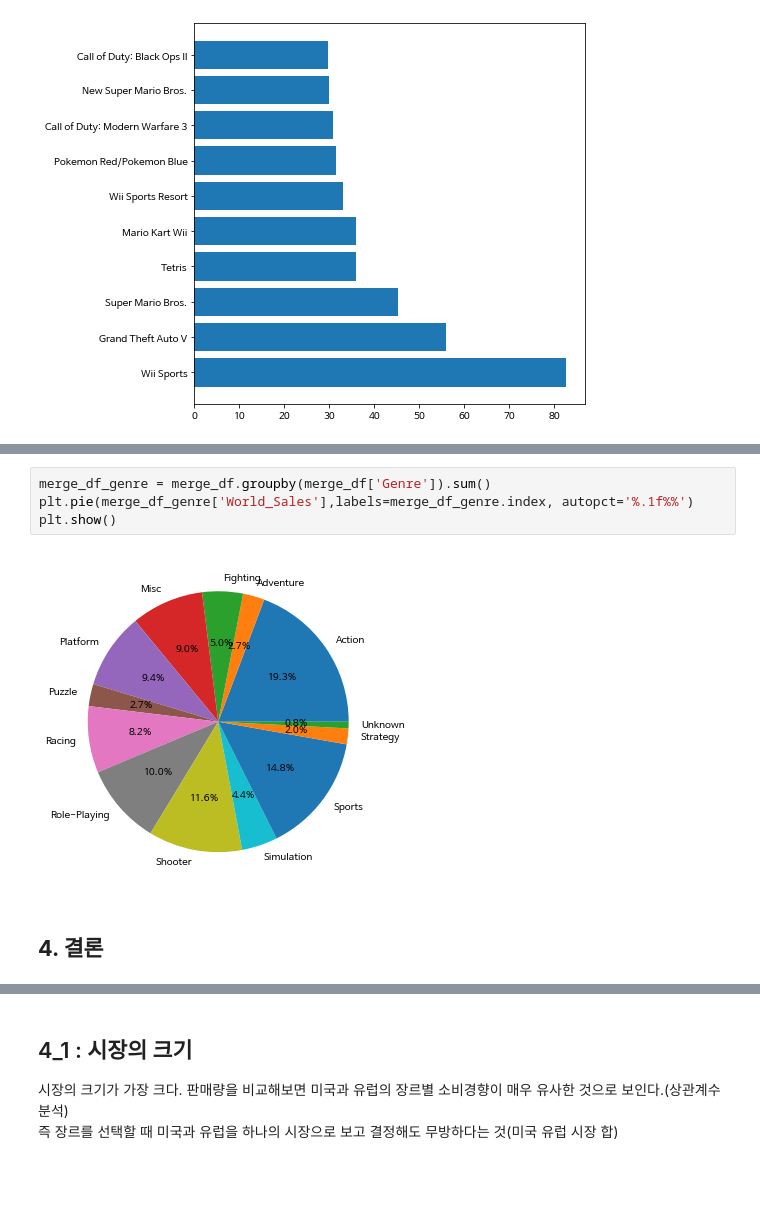
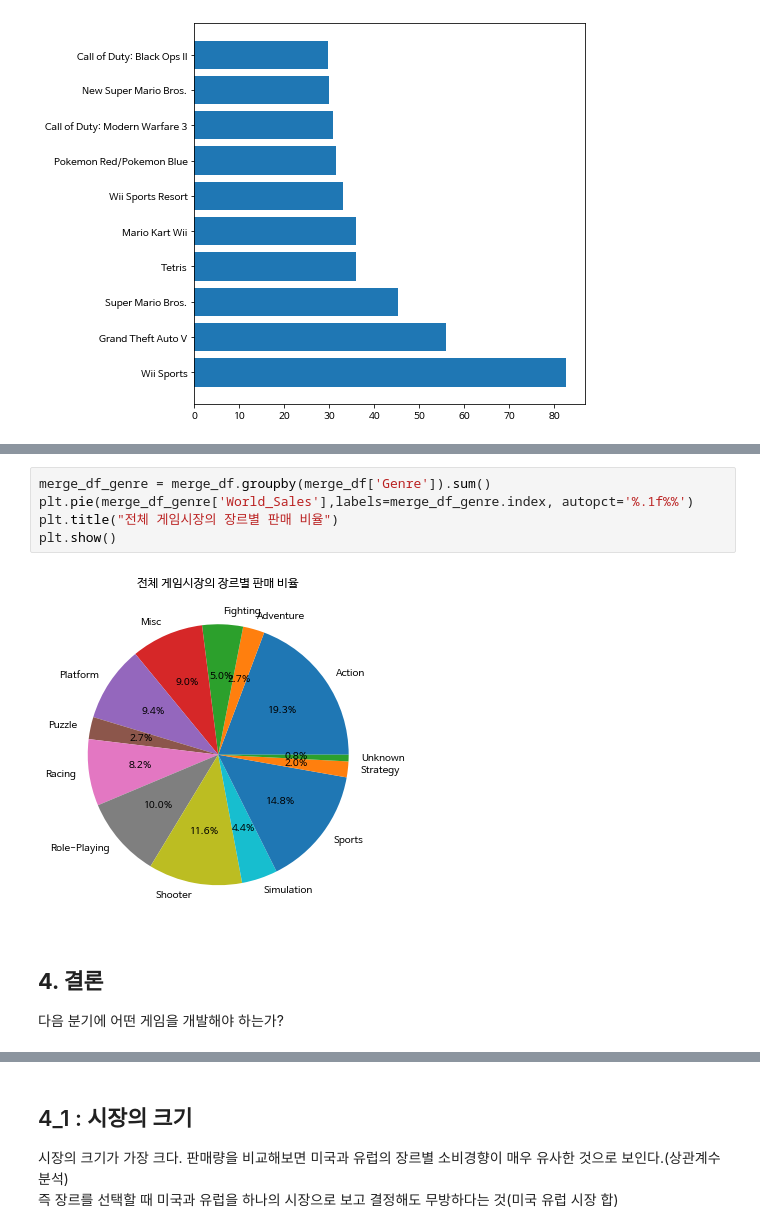
Before and after one commit to y001003/Bootcamp, a Jupyter notebook: Section1_Project.ipynb, the cells around one changed output, grey strips where cells are left out. Drawn from its saved outputs; the diff is of its cells as text; blank space fills up the shorter version.

```diff
--- a/Section1_Project.ipynb
+++ b/Section1_Project.ipynb
@@ -429,12 +437,14 @@ plt.show()
 # %%
 merge_df_genre = merge_df.groupby(merge_df['Genre']).sum()
 plt.pie(merge_df_genre['World_Sales'],labels=merge_df_genre.index, autopct='%.1f%%')
+plt.title("전체 게임시장의 장르별 판매 비율")
 plt.show()
 # %% [output]
-[figure, old version]
+[figure, new version]
 # %% [markdown]
 **4. 결론**
 ---
+다음 분기에 어떤 게임을 개발해야 하는가?
 # %% [markdown]
 만약 우리 게임회사가 전사적인 노력을 기울여서 반드시 하나의 게임을 개발해야 한다면?
 
```
Also changed, not shown: parts of 17 cells of this notebook.
